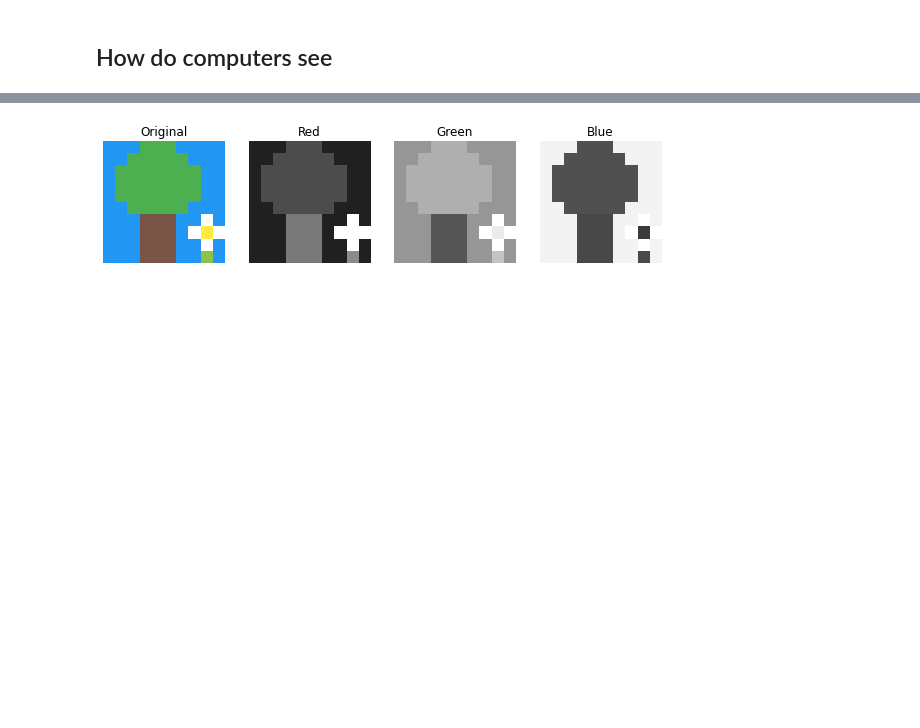
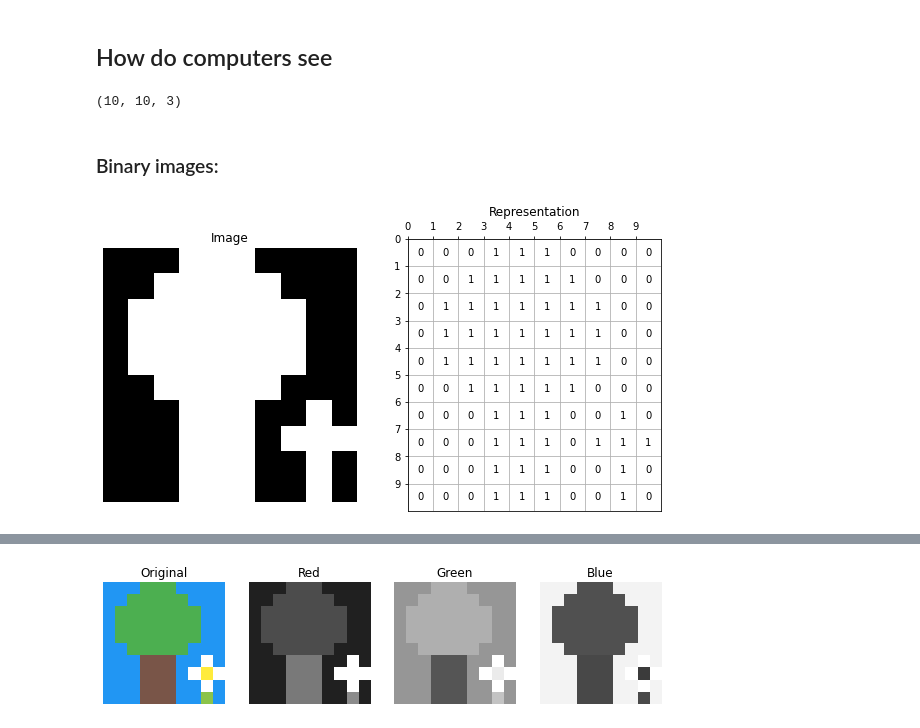
Before and after one commit to AntonioDelleCanne/101_computer_vision, a Jupyter notebook: image_representation.ipynb, the cells around one changed output, grey strips where cells are left out. Cells and saved outputs as stored; diff of their text form; code cells hidden in the pictures; blank space fills up the shorter version.

```diff
--- a/image_representation.ipynb
+++ b/image_representation.ipynb
@@ -1,3 +1,52 @@
 # %% [markdown]
 ## How do computers see
+# %%
+# import libraries
+import cv2 as cv
+import matplotlib.pyplot as plt
+import numpy as np
+from ipywidgets import interact
+
+def plot_matrix(matrix, ax, title):
+
+    min_val, max_val = 0, matrix.shape[1]
+
+    for i in range(max_val):
+        for j in range(max_val):
+            c = matrix[j][i]
+            ax.text(i+0.5, j+0.5, str(c), va='center', ha='center')
+
+    ax.set_xlim(min_val, max_val)
+    ax.set_ylim(min_val, max_val)
+    ax.set_xticks(np.arange(max_val))
+    ax.set_yticks(np.arange(max_val))
+    ax.grid()
+
+    ax=plt.gca()                            # get the axis
+    ax.set_ylim(ax.get_ylim()[::-1])        # invert the axis
+    ax.xaxis.tick_top()                     # and move the X-Axis
+    ax.yaxis.set_ticks(np.arange(0, matrix.shape[1], 1)) # set y-ticks
+    ax.yaxis.tick_left()                    # remove right y-Ticks
+    ax.set_title(title)
+# %%
+# read the image
+img = cv.imread('imgs/tree.png')
+img = cv.cvtColor(img, cv.COLOR_BGR2RGB)
+gray = cv.cvtColor(img, cv.COLOR_RGB2GRAY)
+gray = cv.cvtColor(img, cv.COLOR_RGB2GRAY)
+binary = (img[:,:,-1].copy() != 243).astype(int)
+# %% [output]
+(10, 10, 3)
+# %% [markdown]
+### Binary images:
+# %%
+fig, (ax1,ax2) = plt.subplots(1,2, figsize=(10,5))
+
+ax1.imshow(binary, vmin=0, vmax=1, cmap='gray')
+ax1.set_axis_off()
+ax1.set_title('Image')
+
+plot_matrix(binary, ax2, 'Representation')
+# %% [output]
+[figure, added]
 # %% [markdown]
```
Also changed, not shown: parts of 7 cells of this notebook, 5 other files.
